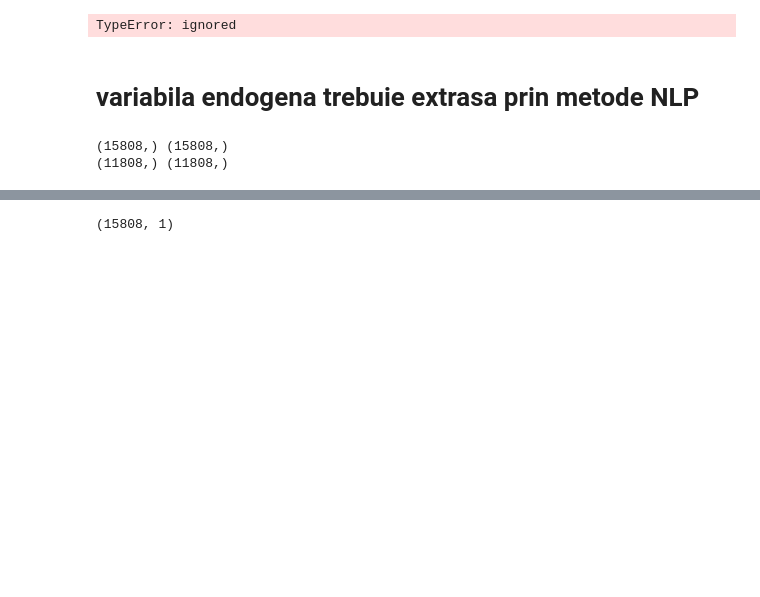
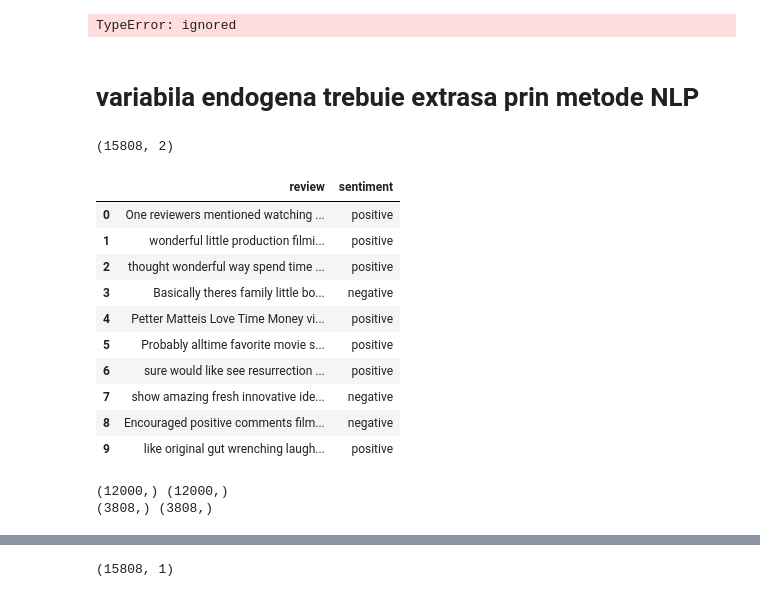
Before and after one commit to mihneaciorica/ecgtemplatematching, a Jupyter notebook: Clasificatori_liniari.ipynb, the cells around one changed output, grey strips where cells are left out. Saved outputs shown, nothing was run; the diff lists cells and outputs as text; code cells hidden in the pictures; blank space fills up the shorter version.

```diff
--- a/Clasificatori_liniari.ipynb
+++ b/Clasificatori_liniari.ipynb
@@ -204,6 +208,27 @@ In [11]:
 second_knn.score(X_test,y_test)
 Out[11]:
 0.9933333333333333
+# %%
+# Analiza exploratorie pentru a intelege dimensiunea setului de date
+
+#sentiment count
+movie_dataset['sentiment'].value_counts()
+
+print(movie_dataset.shape)
+movie_dataset.head(10)
+# %% [output]
+(15808, 2)
+|  | review | sentiment |
+| 0 | One reviewers mentioned watching ... | positive |
+| 1 | wonderful little production filmi... | positive |
+| 2 | thought wonderful way spend time ... | positive |
+| 3 | Basically theres family little bo... | negative |
+| 4 | Petter Matteis Love Time Money vi... | positive |
+| 5 | Probably alltime favorite movie s... | positive |
+| 6 | sure would like see resurrection ... | positive |
+| 7 | show amazing fresh innovative ide... | negative |
+| 8 | Encouraged positive comments film... | negative |
+| 9 | like original gut wrenching laugh... | positive |
 # %%
 import numpy as np
 import seaborn as sns
@@ -229,16 +254,17 @@ from textblob import TextBlob
 from textblob import Word
 from sklearn.metrics import classification_report,confusion_matrix,accuracy_score
 # %%
-train_reviews=movie_dataset.review[:40000]
-train_sentiments=movie_dataset.sentiment[:40000]
+#Reajustez setul de antrenament si cel de test in urma movie_dataset.shape
+train_reviews=movie_dataset.review[:12000]
+train_sentiments=movie_dataset.sentiment[:12000]
 #test dataset
-test_reviews=movie_dataset.review[4000:]
-test_sentiments=movie_dataset.sentiment[4000:]
+test_reviews=movie_dataset.review[12000:]
+test_sentiments=movie_dataset.sentiment[12000:]
 print(train_reviews.shape,train_sentiments.shape)
 print(test_reviews.shape,test_sentiments.shape)
 # %% [output]
-(15808,) (15808,)
-(11808,) (11808,)
+(12000,) (12000,)
+(3808,) (3808,)
 # %%
 #Tokenization of text
 tokenizer=ToktokTokenizer()
```
Also changed, not shown: parts of 39 cells of this notebook.
